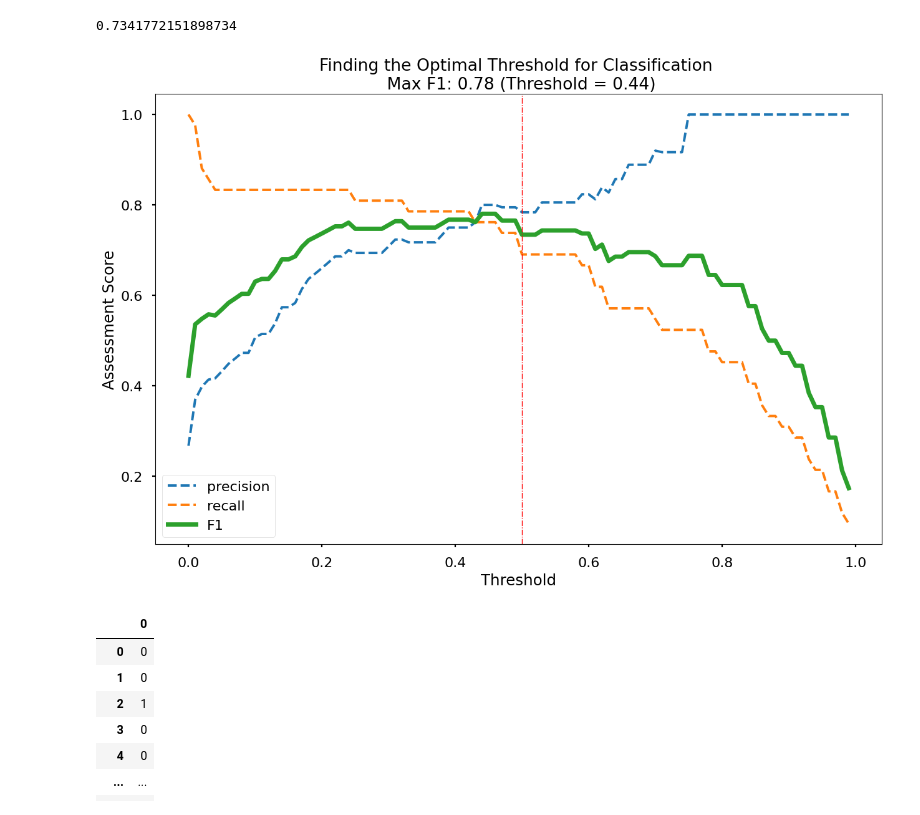
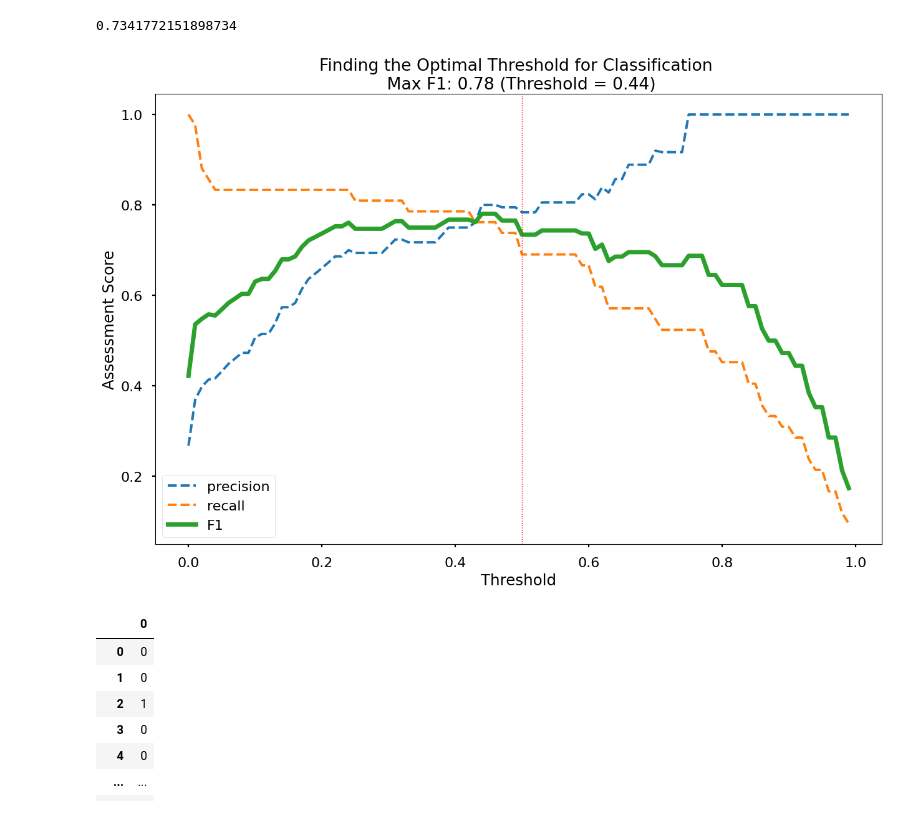
Before and after one commit to Max0513/ABC-Groceries, a Jupyter notebook: Machine learning/classification/logistic-regression.ipynb, the cells around one changed output. Cells and saved outputs as stored; diff of their text form; code cells hidden in the pictures.

```diff
--- a/Machine learning/classification/logistic-regression.ipynb
+++ b/Machine learning/classification/logistic-regression.ipynb
@@ -292,19 +292,19 @@ max_f1_idx = f1_scores.index(max_f1)
 # %%
 plt.style.use('seaborn-v0_8-poster')
 
 plt.plot(thresholds, precision_scores, label='precision', linestyle = '--')
 plt.plot(thresholds, recall_scores, label='recall', linestyle = '--')
 plt.plot(thresholds, f1_scores, label='F1', linewidth = 5)
-plt.axvline(0.5, color = 'red', linestyle = '-.', linewidth = 1)
+plt.axvline(0.5, color = 'red', linestyle = ':', linewidth = 1)
 
 plt.title(f'Finding the Optimal Threshold for Classification \n Max F1: {round(max_f1,2)} (Threshold = {round(thresholds[max_f1_idx],2)})')
 plt.xlabel('Threshold')
 plt.ylabel('Assessment Score')
 plt.legend(loc = 'lower left')
 plt.tight_layout()
 plt.show()
 # %% [output]
-[figure, old version]
+[figure, new version]
 # %%
 # Get the predictions for the optimal threshold of prediction of the logistic model
 optimal_threshold = 0.44
```
Also changed, not shown: 2 other files.
